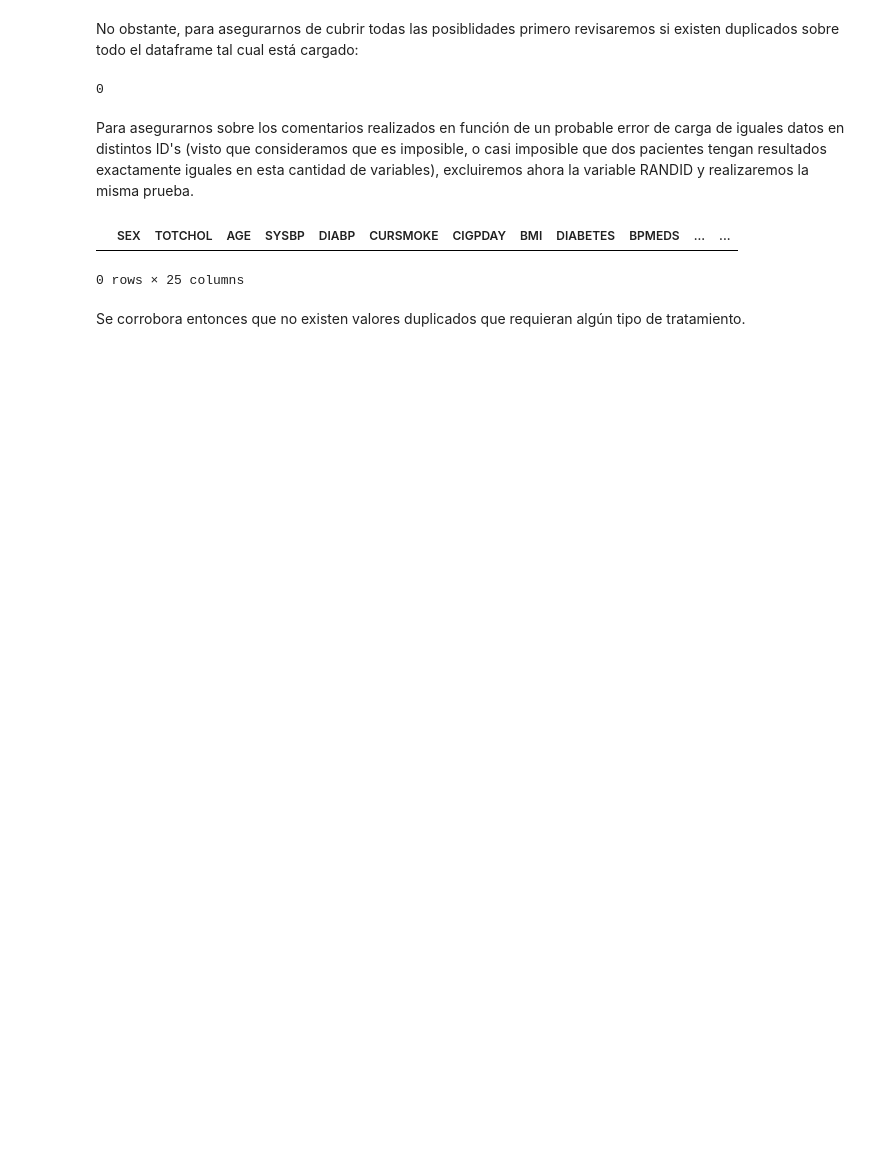
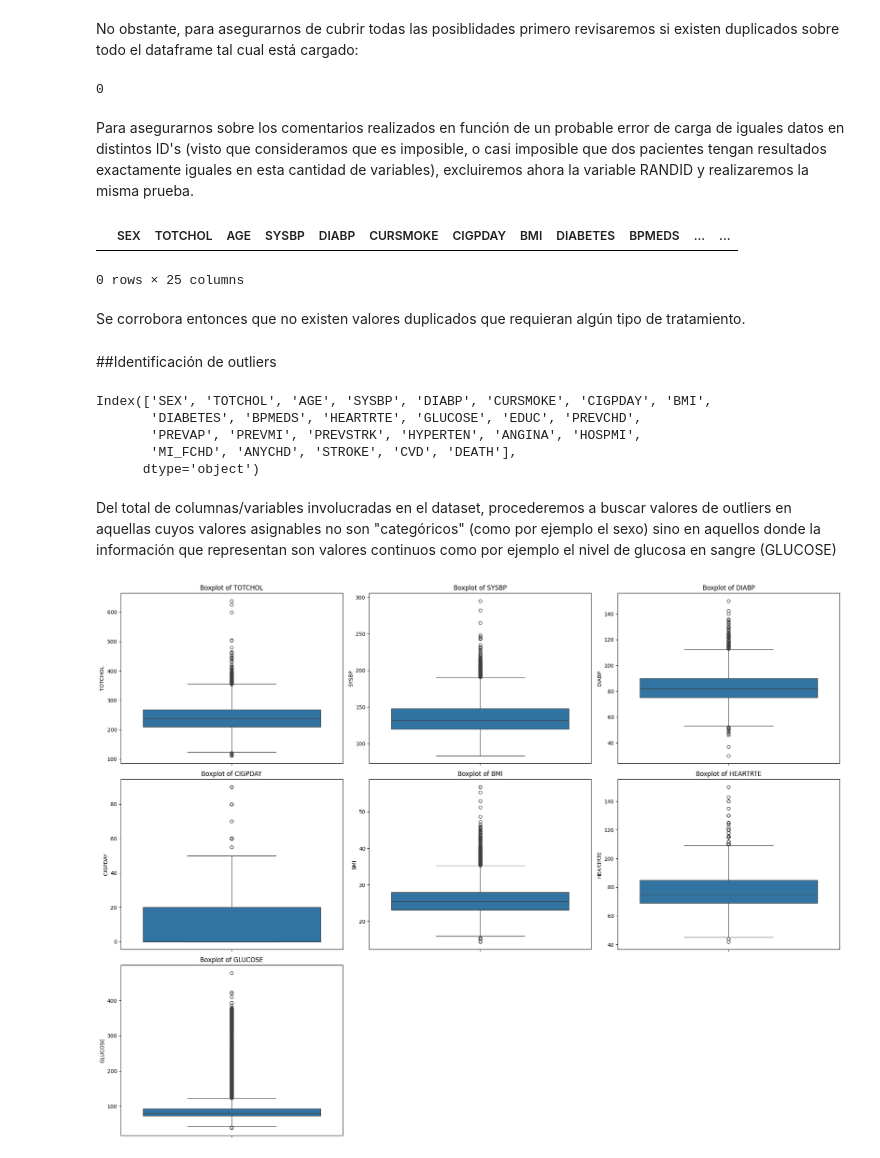
Before and after one commit to estebanbec/machine_learning, a Jupyter notebook: Colab_Proyecto.ipynb, the cells around one changed output. Drawn from its saved outputs; the diff is of its cells as text; code cells hidden in the pictures; blank space fills up the shorter version.

```diff
--- a/Colab_Proyecto.ipynb
+++ b/Colab_Proyecto.ipynb
@@ -311,3 +311,29 @@ duplicados
 0 rows × 25 columns
 # %% [markdown]
 Se corrobora entonces que no existen valores duplicados que requieran algún tipo de tratamiento.
+# %% [markdown]
+##Identificación de outliers
+# %%
+df_sin_ID.columns
+# %% [output]
+Index(['SEX', 'TOTCHOL', 'AGE', 'SYSBP', 'DIABP', 'CURSMOKE', 'CIGPDAY', 'BMI',
+       'DIABETES', 'BPMEDS', 'HEARTRTE', 'GLUCOSE', 'EDUC', 'PREVCHD',
+       'PREVAP', 'PREVMI', 'PREVSTRK', 'HYPERTEN', 'ANGINA', 'HOSPMI',
+       'MI_FCHD', 'ANYCHD', 'STROKE', 'CVD', 'DEATH'],
+      dtype='object')
+# %% [markdown]
+Del total de columnas/variables involucradas en el dataset, procederemos a buscar valores de outliers en aquellas cuyos valores asignables no son "categóricos" (como por ejemplo el sexo) sino en aquellos donde la información que representan son valores continuos como por ejemplo el nivel de glucosa en sangre (GLUCOSE)
+# %%
+columnas = ['TOTCHOL', 'SYSBP', 'DIABP', 'CIGPDAY', 'BMI', 'HEARTRTE', 'GLUCOSE']
+
+plt.figure(figsize=(20, 15))
+
+for i, col in enumerate(columnas, 1):
+    plt.subplot(3, 3, i)
+    sns.boxplot(y=df_sin_ID[col])
+    plt.title(f'Boxplot of {col}')
+plt.tight_layout()
+
+plt.show()
+# %% [output]
+[figure, added]
```
Also changed, not shown: parts of 3 cells of this notebook.
